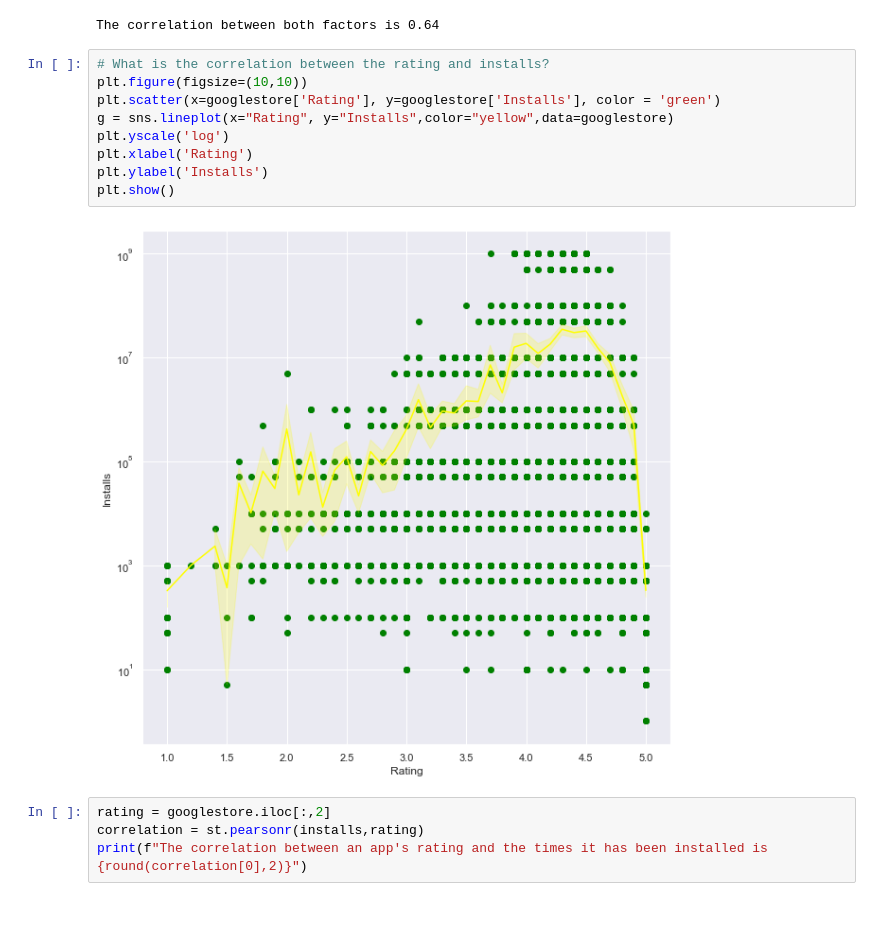
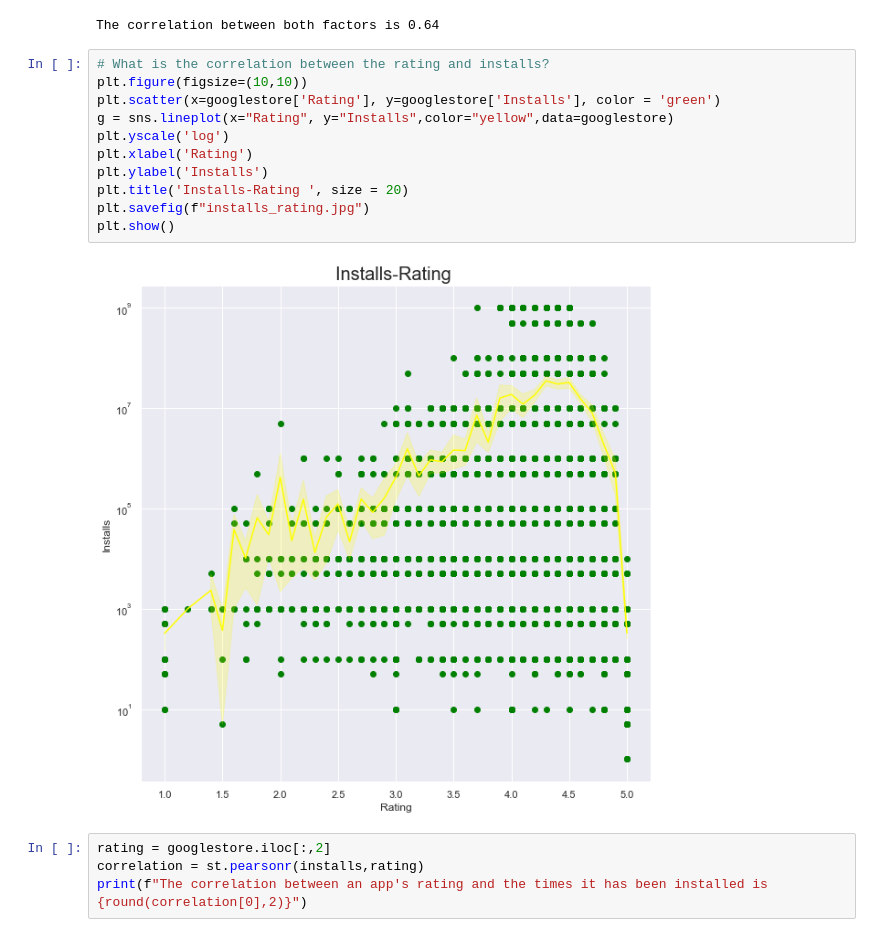
Before and after one commit to Northwestern-Project-Team/Project-1, a Jupyter notebook: AppStore.ipynb, the cells around one changed output. Drawn from its saved outputs; the diff is of its cells as text.

```diff
--- a/AppStore.ipynb
+++ b/AppStore.ipynb
@@ -425,14 +488,16 @@ The correlation between both factors is 0.64
 # %%
 # What is the correlation between the rating and installs?
 plt.figure(figsize=(10,10))
 plt.scatter(x=googlestore['Rating'], y=googlestore['Installs'], color = 'green')
 g = sns.lineplot(x="Rating", y="Installs",color="yellow",data=googlestore)
 plt.yscale('log')
 plt.xlabel('Rating')
 plt.ylabel('Installs')
+plt.title('Installs-Rating ', size = 20)
+plt.savefig(f"installs_rating.jpg")
 plt.show()
 # %% [output]
-[figure, old version]
+[figure, new version]
 # %%
 rating = googlestore.iloc[:,2]
 correlation = st.pearsonr(installs,rating)
```
Also changed, not shown: parts of 14 cells of this notebook.
